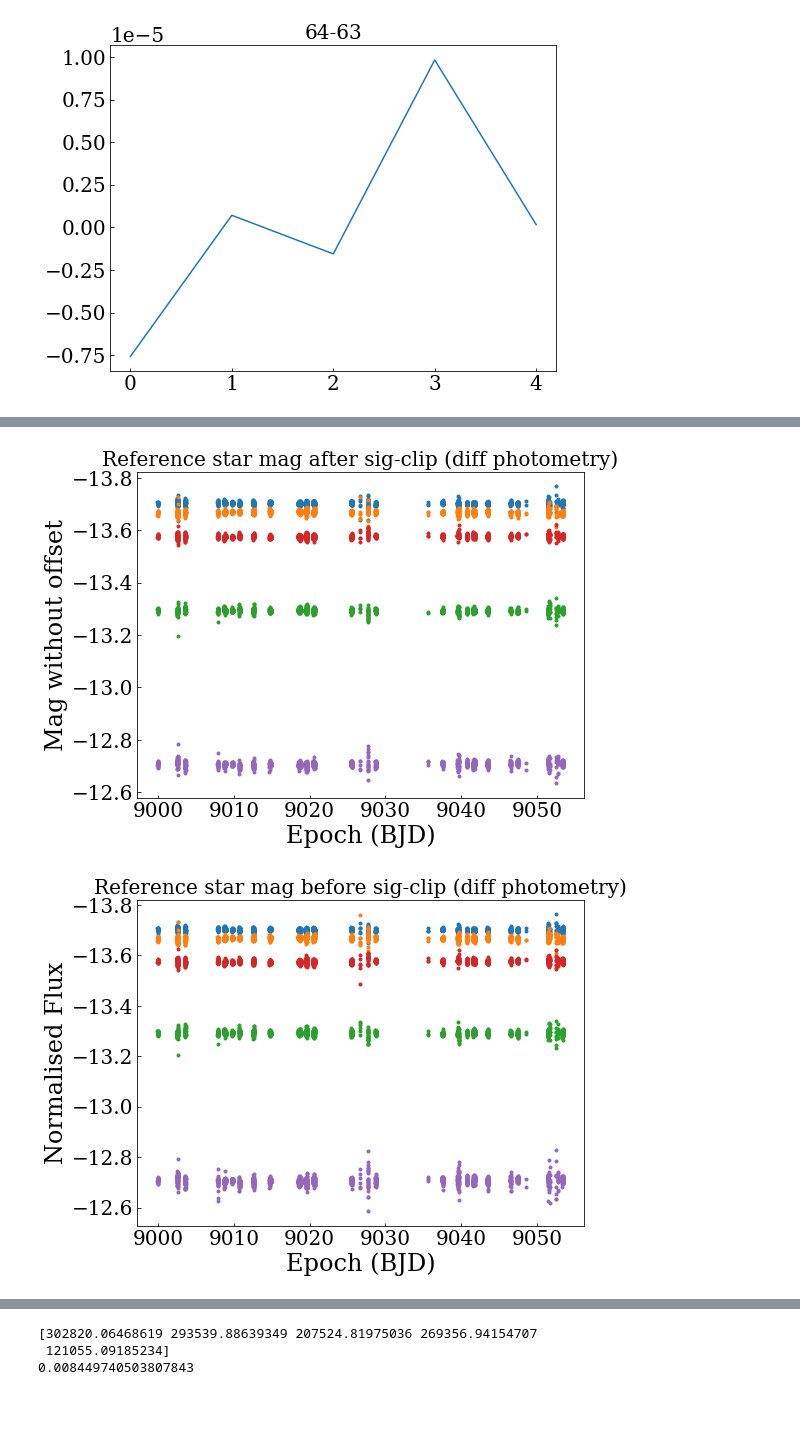
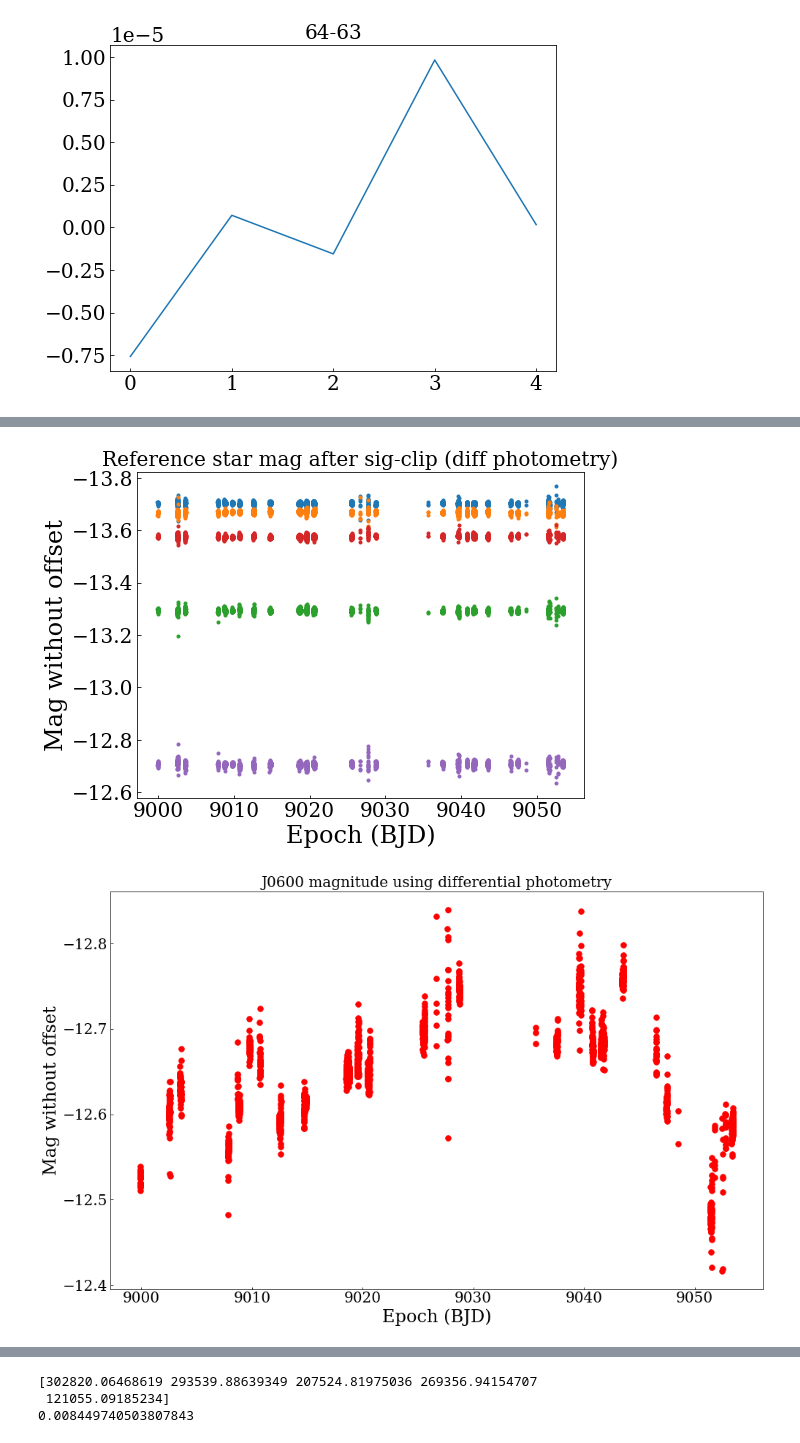
Before and after one commit to BartOuwehand/BRPJ0600, a Jupyter notebook: astep1.ipynb, the cells around one changed output, grey strips where cells are left out. Drawn from its saved outputs; the diff is of its cells as text; code cells hidden in the pictures; blank space fills up the shorter version.

Commit message:
Mostly improving plots and tinkering with the methods

```diff
--- a/astep1.ipynb
+++ b/astep1.ipynb
@@ -283,38 +283,48 @@ for i in range(60,65):
 # %%
 for s in range(5):
     plt.errorbar(epoch,flux[:,s],fmt='.')
 #plt.gca().invert_yaxis()
 plt.title("Raw data")
 plt.xlabel("Epoch (BJD)")
 plt.show()
 
 for s in range(5):
     plt.errorbar(epoch,-2.5*np.log10((sigcl_flux[:,s]/ALC_final)),fmt='.')
 plt.gca().invert_yaxis()
 plt.title("Reference star mag after sig-clip (diff photometry)")
 plt.xlabel("Epoch (BJD)")
 plt.ylabel("Mag without offset")
 plt.show()
 
-for s in range(5):
-    plt.errorbar(epoch,-2.5*np.log10((flux[:,s]/ALC)),fmt='.')
-plt.gca().invert_yaxis()
-plt.title("Reference star mag before sig-clip (diff photometry)")
-plt.xlabel("Epoch (BJD)")
-plt.ylabel("Normalised Flux")
-plt.show()
-
 plt.figure(figsize=(16,10))
-plt.errorbar(epoch,-2.5*np.log10(J0600_flux/ALC_final),fmt='.',c='b',markersize=15,label='after sig-clip')
-plt.errorbar(epoch,-2.5*np.log10(J0600_flux/ALC),fmt='.',c='r',markersize=10, label='before sig-clip')
+plt.errorbar(epoch,-2.5*np.log10(J0600_flux/ALC_final),fmt='.',c='r',markersize=15,label='after sig-clip')
 plt.gca().invert_yaxis()
 plt.title("J0600 magnitude using differential photometry")
 plt.xlabel("Epoch (BJD)")
 plt.ylabel("Mag without offset")
-plt.legend(loc=3)
+#plt.legend(loc=3)
 #plt.xlim(9018,9022)
 plt.show()
+
+fig, axs = plt.subplots(2, sharex=True, gridspec_kw={'hspace': 0})
+fig.set_figheight(8)
+fig.set_figwidth(16)
+axs[0].set_title('ASTEP reference stars and J0600 magnitude')
+for s in range(5):
+    axs[0].errorbar(epoch+5e4,-2.5*np.log10((sigcl_flux[:,s]/ALC_final)),fmt='.')
+axs[0].set_ylabel("$\Delta mag$")
+axs[0].invert_yaxis()
+
+axs[1].errorbar(epoch+5e4, -2.5*np.log10(J0600_flux/ALC_final),fmt='.',c='r')
+axs[1].invert_yaxis()
+axs[1].set_ylabel("$\Delta mag$")
+axs[1].set_xlabel("Epoch (BJD)")
+axs[1].set_xlim(np.min(epoch)-2+5e4,5e4+2+np.max(epoch))
+
+# Hide x labels and tick labels for all but bottom plot.
+for ax in axs:
+    ax.label_outer()
 # %% [output]
 [figure]
 [figure]
-[figure, old version]
+[figure, new version]
```
Also changed, not shown: parts of 6 cells of this notebook.
